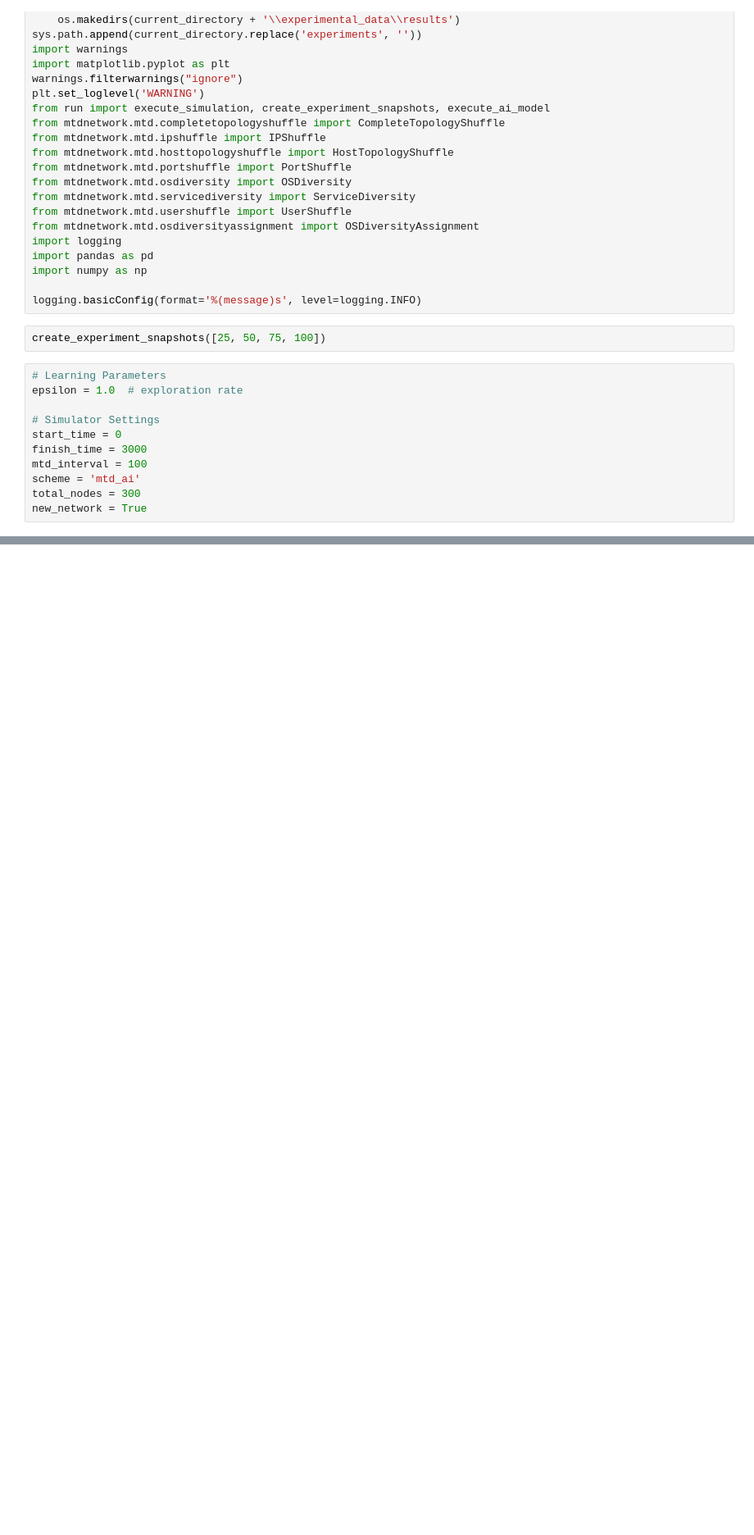
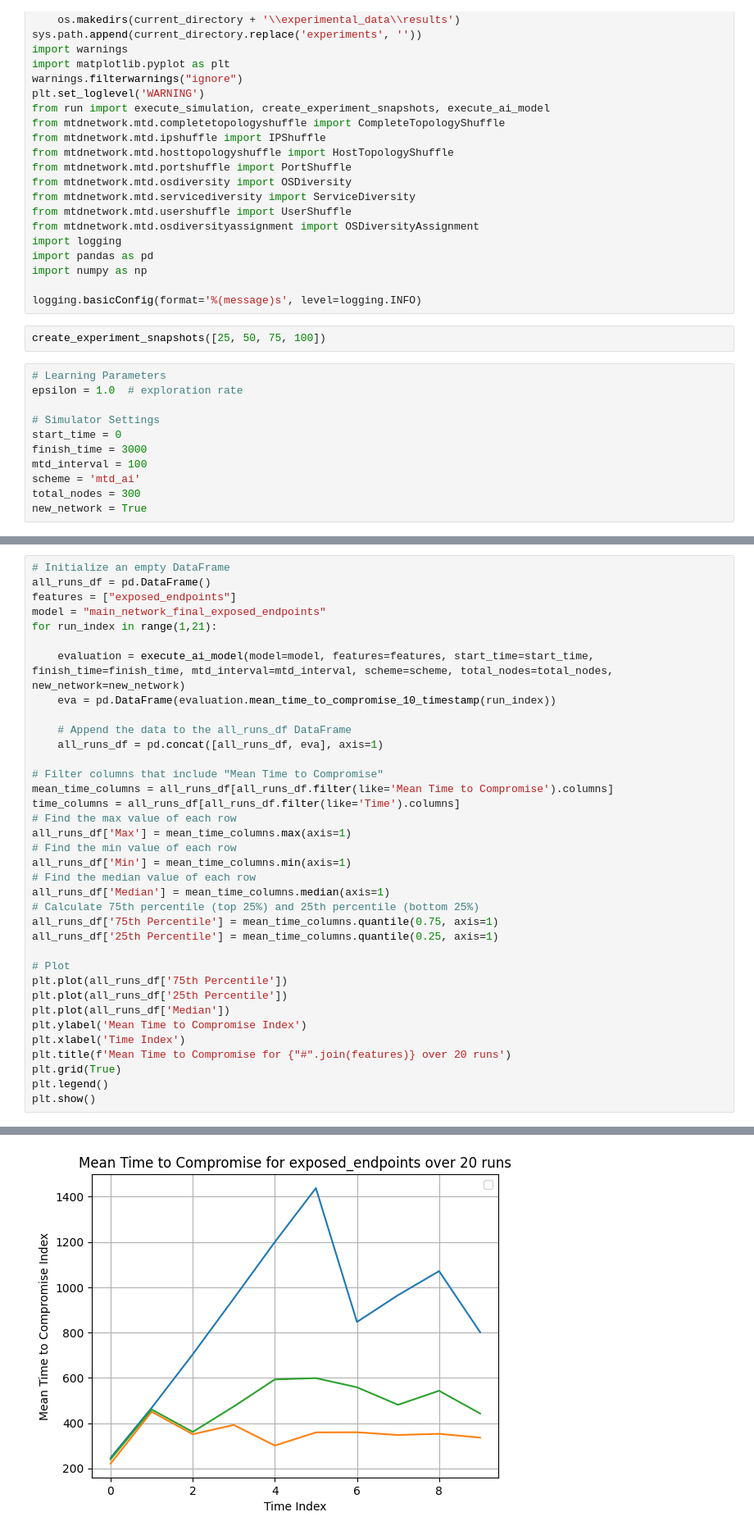
Before and after one commit to MoeBuTa/MTDSim, a Jupyter notebook: experiments/plot_metrics.ipynb, the cells around one changed output, grey strips where cells are left out. Shown at 82% size. Saved outputs shown, nothing was run; the diff lists cells and outputs as text; blank space fills up the shorter version.

```diff
--- a/experiments/plot_metrics.ipynb
+++ b/experiments/plot_metrics.ipynb
@@ -140,0 +151,37 @@ all_runs_list
+# %%
+# Initialize an empty DataFrame
+all_runs_df = pd.DataFrame()
+features = ["exposed_endpoints"]
+model = "main_network_final_exposed_endpoints"
+for run_index in range(1,21):
+
+    evaluation = execute_ai_model(model=model, features=features, start_time=start_time, finish_time=finish_time, mtd_interval=mtd_interval, scheme=scheme, total_nodes=total_nodes, new_network=new_network)
+    eva = pd.DataFrame(evaluation.mean_time_to_compromise_10_timestamp(run_index))
+
+    # Append the data to the all_runs_df DataFrame
+    all_runs_df = pd.concat([all_runs_df, eva], axis=1)
+
+# Filter columns that include "Mean Time to Compromise"
+mean_time_columns = all_runs_df[all_runs_df.filter(like='Mean Time to Compromise').columns]
+time_columns = all_runs_df[all_runs_df.filter(like='Time').columns]
+# Find the max value of each row
+all_runs_df['Max'] = mean_time_columns.max(axis=1)
+# Find the min value of each row
+all_runs_df['Min'] = mean_time_columns.min(axis=1)
+# Find the median value of each row
+all_runs_df['Median'] = mean_time_columns.median(axis=1)
+# Calculate 75th percentile (top 25%) and 25th percentile (bottom 25%)
+all_runs_df['75th Percentile'] = mean_time_columns.quantile(0.75, axis=1)
+all_runs_df['25th Percentile'] = mean_time_columns.quantile(0.25, axis=1)
+
+# Plot
+plt.plot(all_runs_df['75th Percentile'])
+plt.plot(all_runs_df['25th Percentile'])
+plt.plot(all_runs_df['Median'])
+plt.ylabel('Mean Time to Compromise Index')
+plt.xlabel('Time Index')
+plt.title(f'Mean Time to Compromise for {"#".join(features)} over 20 runs')
+plt.grid(True)
+plt.legend()
+plt.show()
+# %% [output]
@@ -140,0 +205 @@ all_runs_list
+[figure, added]
```
Also changed, not shown: parts of 6 cells of this notebook, 12 other files.
